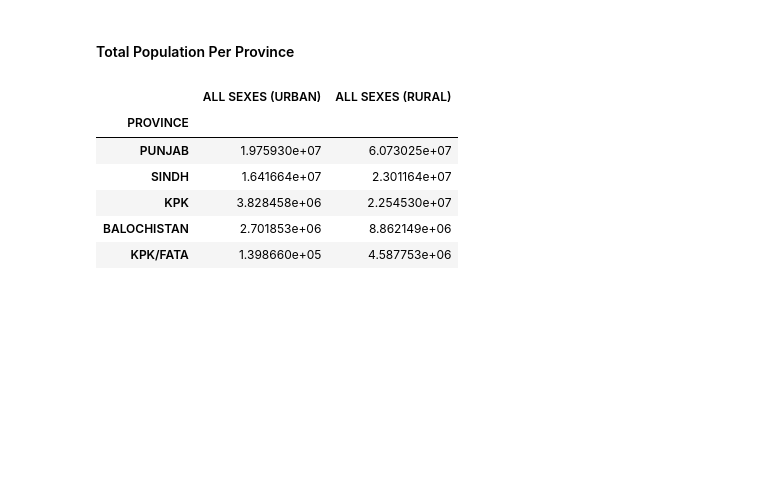
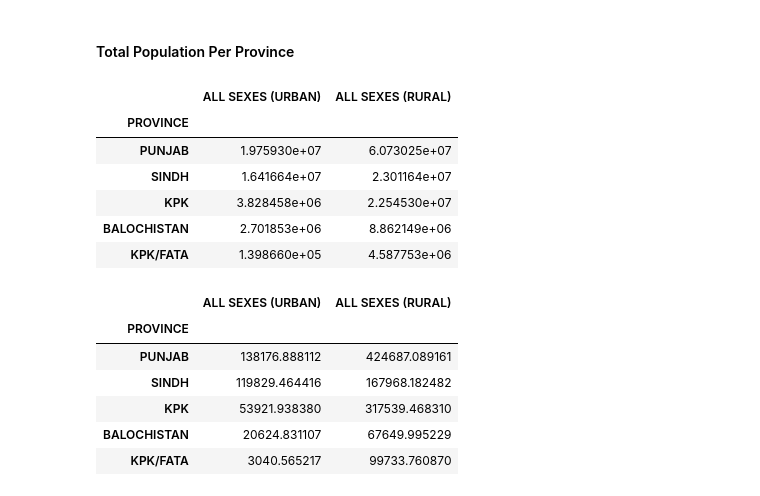
Before and after one commit to waseem-development/AI-NAVTTC, a Jupyter notebook: python/pandas/EDA/5_pak_population_analysis.ipynb, the cells around one changed output. Drawn from its saved outputs; the diff is of its cells as text; code cells hidden in the pictures; blank space fills up the shorter version.

```diff
--- a/python/pandas/EDA/5_pak_population_analysis.ipynb
+++ b/python/pandas/EDA/5_pak_population_analysis.ipynb
@@ -523,3 +523,13 @@ df_copy.groupby("PROVINCE")[["ALL SEXES (URBAN)", "ALL SEXES (RURAL)"]].sum().so
 | KPK | 3.828458e+06 | 2.254530e+07 |
 | BALOCHISTAN | 2.701853e+06 | 8.862149e+06 |
 | KPK/FATA | 1.398660e+05 | 4.587753e+06 |
+# %%
+df_copy.groupby("PROVINCE")[["ALL SEXES (URBAN)", "ALL SEXES (RURAL)"]].mean().sort_values(by="ALL SEXES (URBAN)", ascending=False)
+# %% [output]
+|  | ALL SEXES (URBAN) | ALL SEXES (RURAL) |
+| PROVINCE |  |  |
+| PUNJAB | 138176.888112 | 424687.089161 |
+| SINDH | 119829.464416 | 167968.182482 |
+| KPK | 53921.938380 | 317539.468310 |
+| BALOCHISTAN | 20624.831107 | 67649.995229 |
+| KPK/FATA | 3040.565217 | 99733.760870 |
```
Also changed, not shown: parts of 1 cell of this notebook.
